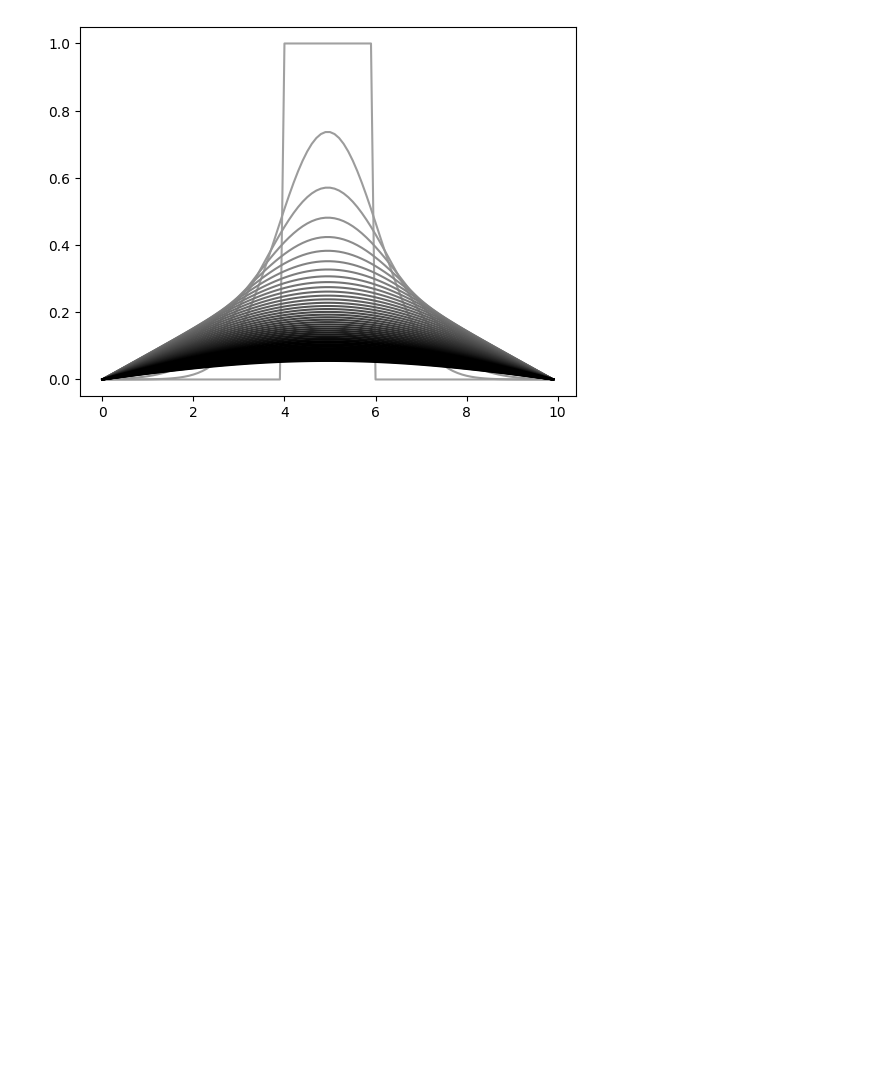
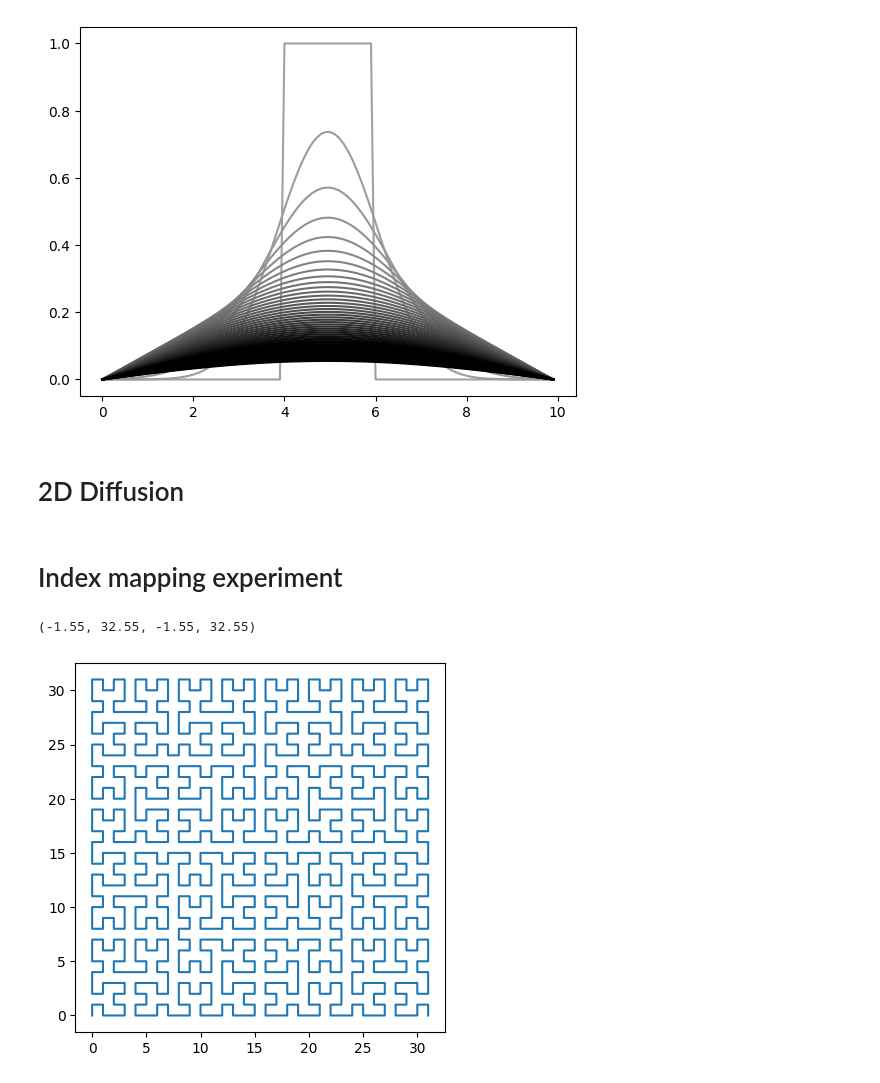
Before and after one commit to alifele/ProjectReport, a Jupyter notebook: Simulations (Shared Folder)/PDE_NumericalMethods/NumericalMethodsForDiffusion.ipynb, the cells around one changed output. Saved outputs shown, nothing was run; the diff lists cells and outputs as text; code cells hidden in the pictures; blank space fills up the shorter version.

```diff
--- a/Simulations (Shared Folder)/PDE_NumericalMethods/NumericalMethodsForDiffusion.ipynb
+++ b/Simulations (Shared Folder)/PDE_NumericalMethods/NumericalMethodsForDiffusion.ipynb
@@ -136,7 +139,7 @@ computedList[:,0] = I(xList)
 computedList[0,0] = u_0
 computedList[-1,0] = u_L
 for i in range(1,N_t):
-    b = B.dot(computedList[:,i-1])
+    b = B.dot(computedList[:,i-1]) + FMat.dot(f(xList,tList[i]))
     computedList[:,i] = spsolve(A, b)
 # %%
 numberOfLines = 50
@@ -148,3 +151,7 @@ for i in range(numberOfLines):
     plt.plot(xList,computedList[:,i*N_t//numberOfLines],color=colors[-i-1])
 # %% [output]
 [figure]
+# %% [markdown]
+# 2D Diffusion
+# %% [markdown]
+# Index mapping experiment
@@ -150,0 +387,15 @@ for i in range(numberOfLines):
+# %%
+degree = 5
+posList = generateHilbertCurve(degree)
+posList = posList.astype("float")
+N_x = 2**degree
+N_y = 2**degree
+func = indexMapping_Hilbert
+mat = generateNeighborhoodMatrix(func)
+# goodMatrix(func)
+# %%
+plt.plot(posList[:,0],posList[:,1])
+plt.axis("square")
+# %% [output]
+(-1.55, 32.55, -1.55, 32.55)
+[figure, added]
```
Also changed, not shown: parts of 10 cells of this notebook, 6 other files.
